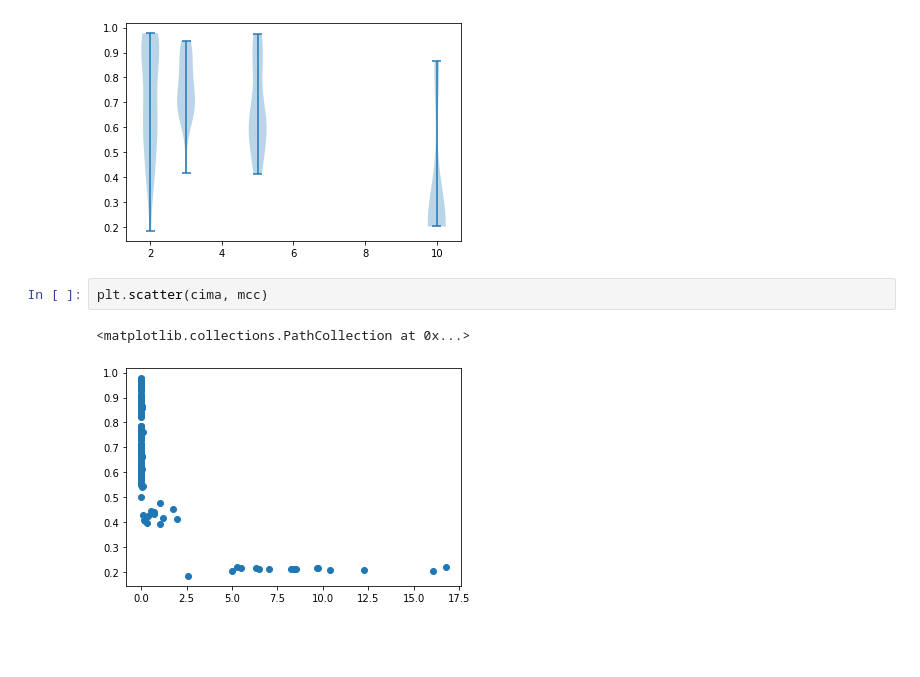
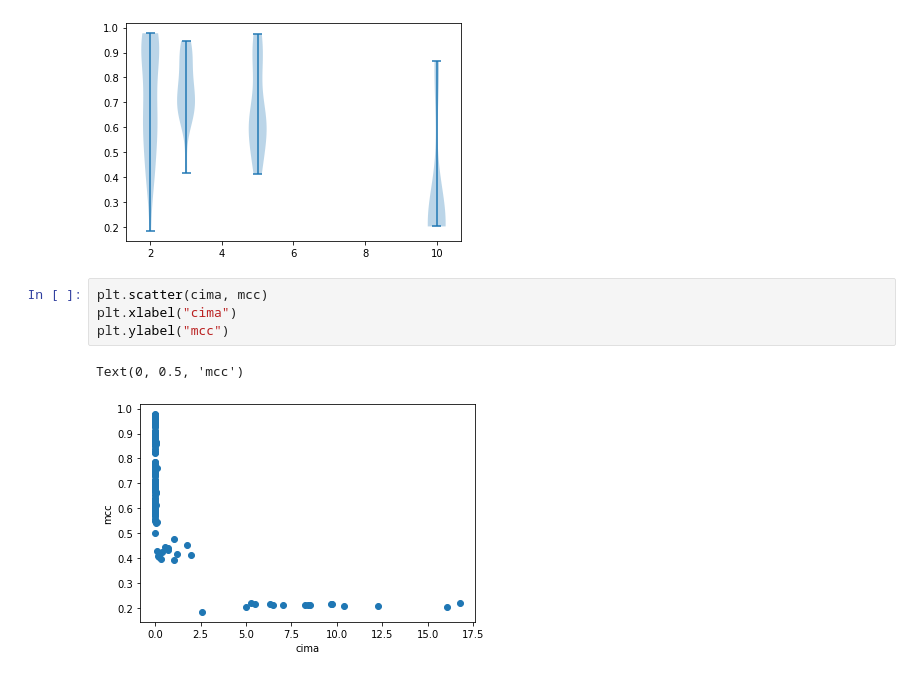
Before and after one commit to rpatrik96/ima-vae, a Jupyter notebook: notebooks/synth_plots.ipynb, the cells around one changed output. Drawn from its saved outputs; the diff is of its cells as text; blank space fills up the shorter version.

```diff
--- a/notebooks/synth_plots.ipynb
+++ b/notebooks/synth_plots.ipynb
@@ -128,6 +160,8 @@ plt.violinplot(mcc_vs_dim, positions=np.unique(np.array(dim)))
 [figure]
 # %%
 plt.scatter(cima, mcc)
+plt.xlabel("cima")
+plt.ylabel("mcc")
 # %% [output]
-<matplotlib.collections.PathCollection at 0x...>
+Text(0, 0.5, 'mcc')
-[figure, old version]
+[figure, new version]
```
Also changed, not shown: parts of 8 cells of this notebook, 1 other file.
